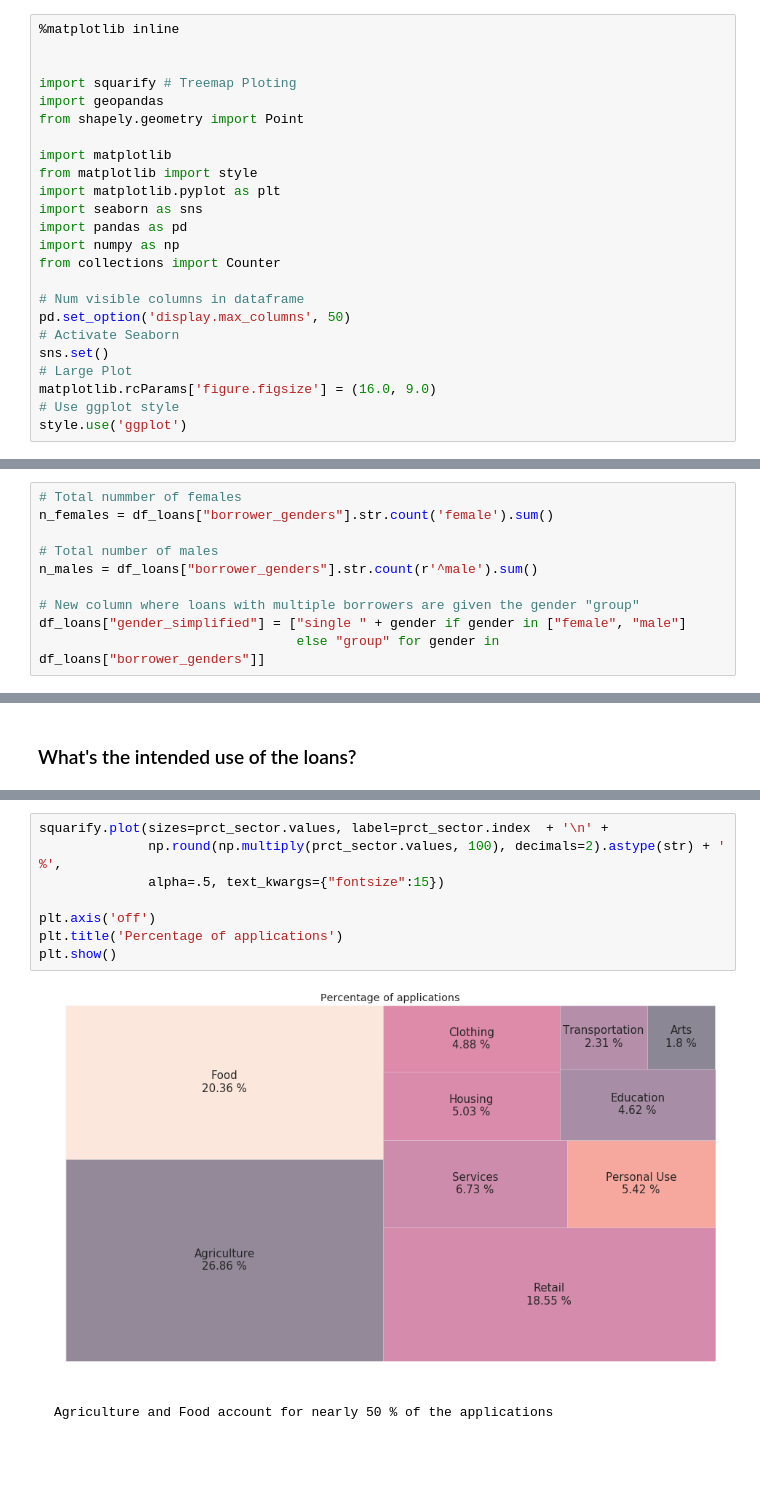
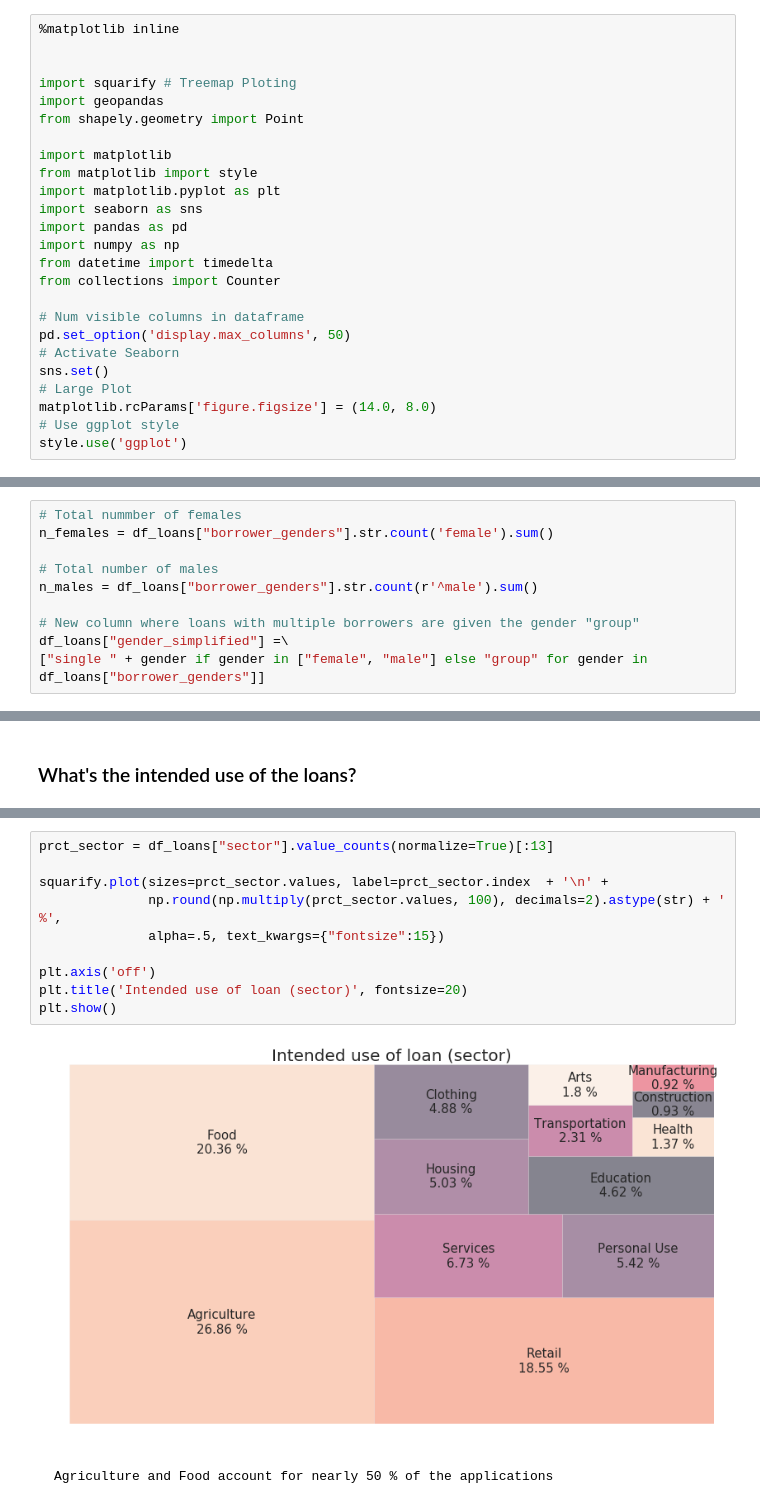
Before and after one commit to jarpol/Kiva, a Jupyter notebook: EDA.ipynb, the cells around one changed output, grey strips where cells are left out. Saved outputs shown, nothing was run; the diff lists cells and outputs as text; blank space fills up the shorter version.

````diff
--- a/EDA.ipynb
+++ b/EDA.ipynb
@@ -14,6 +30,7 @@ import matplotlib.pyplot as plt
 import seaborn as sns
 import pandas as pd
 import numpy as np
+from datetime import timedelta
 from collections import Counter
 
 # Num visible columns in dataframe
@@ -21,7 +38,7 @@ pd.set_option('display.max_columns', 50)
 # Activate Seaborn
 sns.set()
 # Large Plot
-matplotlib.rcParams['figure.figsize'] = (16.0, 9.0)
+matplotlib.rcParams['figure.figsize'] = (14.0, 8.0)
 # Use ggplot style
 style.use('ggplot')
 # %% [markdown]
@@ -105,7 +177,7 @@ n_females = df_loans["borrower_genders"].str.count('female').sum()
 n_males = df_loans["borrower_genders"].str.count(r'^male').sum()
 
 # New column where loans with multiple borrowers are given the gender "group"
-df_loans["gender_simplified"] = ["single " + gender if gender in ["female", "male"]
-                                 else "group" for gender in df_loans["borrower_genders"]]
+df_loans["gender_simplified"] =\
+["single " + gender if gender in ["female", "male"] else "group" for gender in df_loans["borrower_genders"]]
 # %%
 plt.subplot(1, 2, 1)
@@ -220,13 +256,15 @@ prct_sector = df_loans["sector"].value_counts(normalize=True)[:10]
 # %%
+prct_sector = df_loans["sector"].value_counts(normalize=True)[:13]
+
 squarify.plot(sizes=prct_sector.values, label=prct_sector.index  + '\n' +
               np.round(np.multiply(prct_sector.values, 100), decimals=2).astype(str) + ' %',
               alpha=.5, text_kwargs={"fontsize":15})
 
 plt.axis('off')
-plt.title('Percentage of applications')
+plt.title('Intended use of loan (sector)', fontsize=20)
 plt.show()
 # %% [output]
-[figure, old version]
+[figure, new version]
 # %% [markdown]
 ```
 Agriculture and Food account for nearly 50 % of the applications
````
Also changed, not shown: parts of 65 cells of this notebook.
